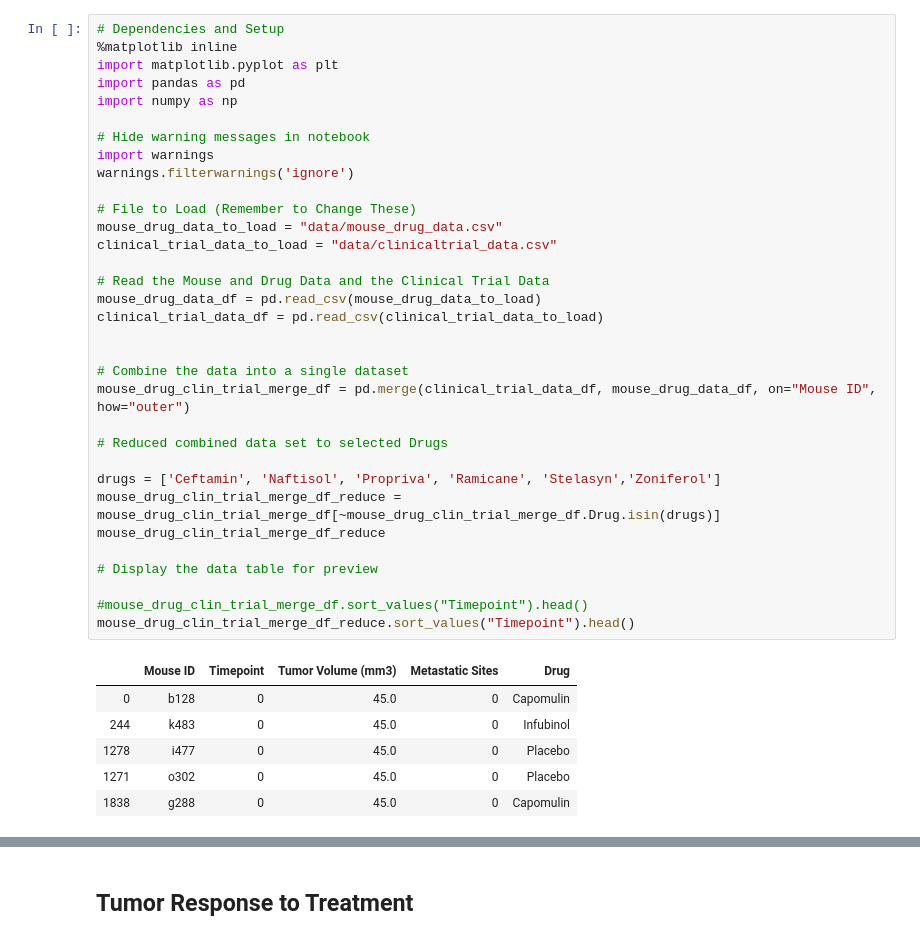
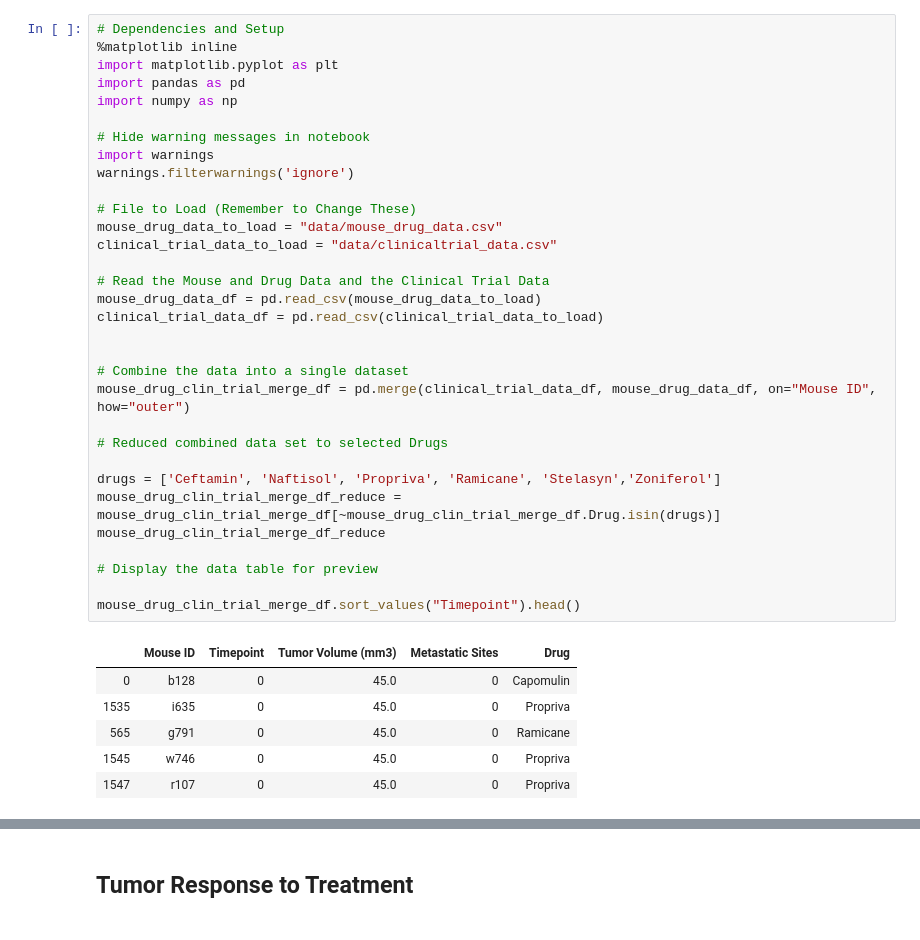
Before and after one commit to jbell69/matplotlib-challenge, a Jupyter notebook: Pymaceuticals/pymaceuticals_starter.ipynb, the cells around one changed output, grey strips where cells are left out. Drawn from its saved outputs; the diff is of its cells as text.

```diff
--- a/Pymaceuticals/pymaceuticals_starter.ipynb
+++ b/Pymaceuticals/pymaceuticals_starter.ipynb
@@ -5,37 +5,36 @@ import matplotlib.pyplot as plt
 import pandas as pd
 import numpy as np
 
 # Hide warning messages in notebook
 import warnings
 warnings.filterwarnings('ignore')
 
 # File to Load (Remember to Change These)
 mouse_drug_data_to_load = "data/mouse_drug_data.csv"
 clinical_trial_data_to_load = "data/clinicaltrial_data.csv"
 
 # Read the Mouse and Drug Data and the Clinical Trial Data
 mouse_drug_data_df = pd.read_csv(mouse_drug_data_to_load)
 clinical_trial_data_df = pd.read_csv(clinical_trial_data_to_load)
 
 
 # Combine the data into a single dataset
 mouse_drug_clin_trial_merge_df = pd.merge(clinical_trial_data_df, mouse_drug_data_df, on="Mouse ID", how="outer")
 
 # Reduced combined data set to selected Drugs
 
 drugs = ['Ceftamin', 'Naftisol', 'Propriva', 'Ramicane', 'Stelasyn','Zoniferol']
 mouse_drug_clin_trial_merge_df_reduce = mouse_drug_clin_trial_merge_df[~mouse_drug_clin_trial_merge_df.Drug.isin(drugs)]
 mouse_drug_clin_trial_merge_df_reduce
 
 # Display the data table for preview
 
-#mouse_drug_clin_trial_merge_df.sort_values("Timepoint").head()
-mouse_drug_clin_trial_merge_df_reduce.sort_values("Timepoint").head()
+mouse_drug_clin_trial_merge_df.sort_values("Timepoint").head()
 # %% [output]
 |  | Mouse ID | Timepoint | Tumor Volume (mm3) | Metastatic Sites | Drug |
 | 0 | b128 | 0 | 45.0 | 0 | Capomulin |
-| 244 | k483 | 0 | 45.0 | 0 | Infubinol |
-| 1278 | i477 | 0 | 45.0 | 0 | Placebo |
-| 1271 | o302 | 0 | 45.0 | 0 | Placebo |
-| 1838 | g288 | 0 | 45.0 | 0 | Capomulin |
+| 1535 | i635 | 0 | 45.0 | 0 | Propriva |
+| 565 | g791 | 0 | 45.0 | 0 | Ramicane |
+| 1545 | w746 | 0 | 45.0 | 0 | Propriva |
+| 1547 | r107 | 0 | 45.0 | 0 | Propriva |
 # %%
```
Also changed, not shown: parts of 5 cells of this notebook.
